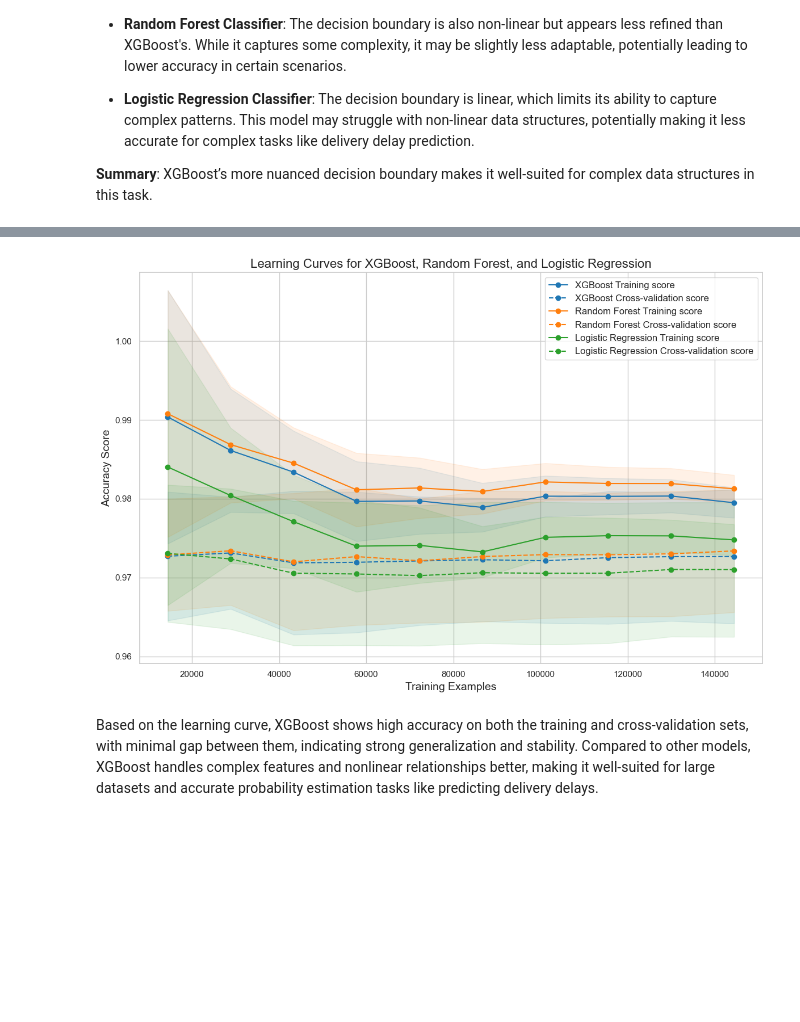
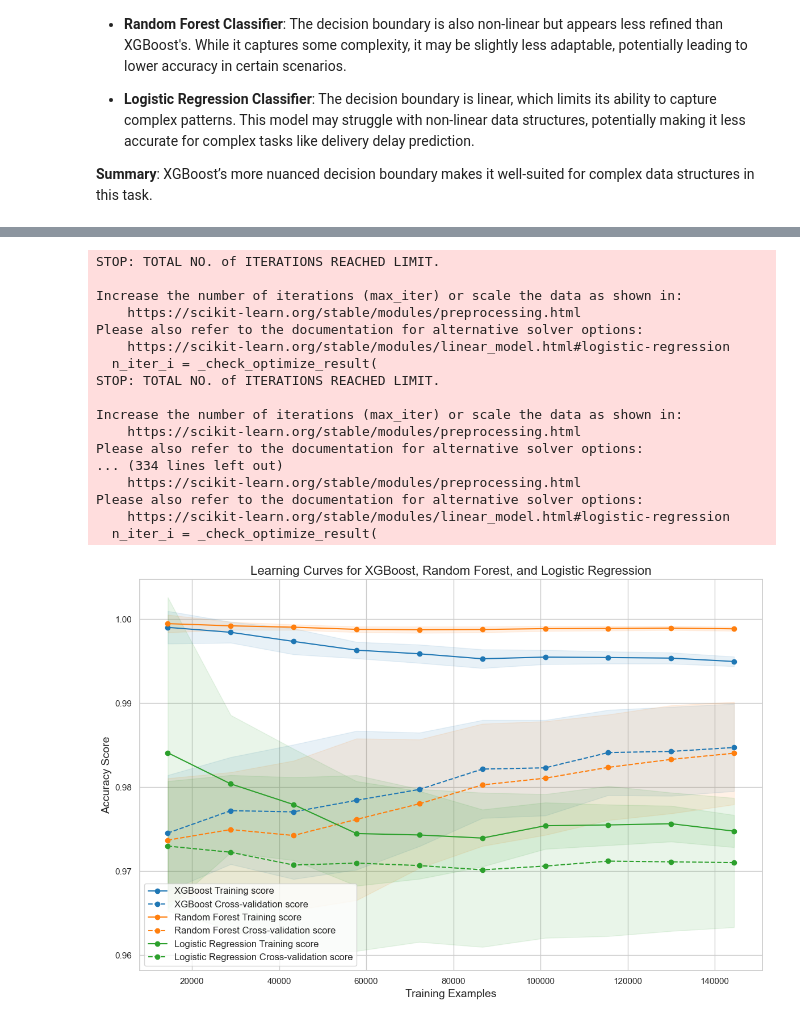
Before and after one commit to JesmynZhang/GB656_Group, a Jupyter notebook: GroupA_3/Assignment3_Team 10.ipynb, the cells around one changed output, grey strips where cells are left out. Drawn from its saved outputs; the diff is of its cells as text; code cells hidden in the pictures; blank space fills up the shorter version.

```diff
--- a/GroupA_3/Assignment3_Team 10.ipynb
+++ b/GroupA_3/Assignment3_Team 10.ipynb
@@ -602,3 +591,17 @@ max                        1.000000
+# %%
+# 1. Preprocess the data
+def preprocess_data(data_filtered):
+    # one-hot encoding
+    data_processed = pd.get_dummies(data_filtered, columns=['Type', 'Shipping Mode', 'Customer Segment', 'Order Status'], drop_first=True)
+
+    # abstract the target column
+    X = data_processed.drop('late_delivery', axis=1)
+    y_class = data_processed['late_delivery']
+
+    return X, y_class
+
+# preprocess_data
+X, y_class = preprocess_data(data_filtered)
 # %% [markdown]
 
 
@@ -905,26 +798,16 @@ main(data_raw)
 # %%
-import numpy as np
-import pandas as pd
-import matplotlib.pyplot as plt
-import xgboost as xgb
-from sklearn.ensemble import RandomForestClassifier
-from sklearn.linear_model import LogisticRegression
-from sklearn.model_selection import train_test_split, learning_curve
-from sklearn.metrics import accuracy_score
-import seaborn as sns
+#Learning Curve
 
-# set the style of the plots
 sns.set(style="whitegrid")
 
 # preprocess the data
-def preprocess_data(data_raw):
-    data_processed = pd.get_dummies(data_raw, columns=['Type', 'Shipping Mode', 'Customer Segment', 'Order Status', 'Delivery Status'], drop_first=True)
-    features = ['Days for shipment (scheduled)', 'Order Processing Time', 'Order Item Quantity',
-                'Order Month', 'Discounted Item', 'Type_DEBIT', 'Type_TRANSFER', 'Shipping Mode_Second Class',
-                'Shipping Mode_Standard Class', 'Customer Segment_Home Office', 'Customer Segment_Corporate',
-                'Order Status_PENDING', 'Order Status_PROCESSING', 'Order Status_SUSPECTED_FRAUD']
-    X = data_processed[features]
+def preprocess_data(data_filtered):
+
+    data_processed = pd.get_dummies(data_filtered, columns=['Type', 'Shipping Mode', 'Customer Segment', 'Order Status'], drop_first=True)
+
+    X = data_processed.drop('late_delivery', axis=1)
     y_class = data_processed['late_delivery']
+
     return X, y_class
 
 # plot the learning curves
@@ -937,53 +820,69 @@ def plot_learning_curves(models, model_names, X, y):
             model, X, y, cv=5, scoring="accuracy", n_jobs=-1, train_sizes=np.linspace(0.1, 1.0, 10), random_state=42
         )
 
-        # calculate the mean and std of training and testing scores
+        # calculate the mean and standard deviation of training and testing scores
         train_scores_mean = np.mean(train_scores, axis=1)
         train_scores_std = np.std(train_scores, axis=1)
         test_scores_mean = np.mean(test_scores, axis=1)
         test_scores_std = np.std(test_scores, axis=1)
 
-        # plot the mean training and testing scores
+        # plot the mean training and testing scores with their standard deviations
         plt.plot(train_sizes, train_scores_mean, 'o-', color=color, label=f"{name} Training score")
         plt.plot(train_sizes, test_scores_mean, 'o--', color=color, label=f"{name} Cross-validation score")
 
-        # plot the std area for training and testing scores
+        # plot the standard deviations
         plt.fill_between(train_sizes, train_scores_mean - train_scores_std, train_scores_mean + train_scores_std,
                          alpha=0.1, color=color)
         plt.fill_between(train_sizes, test_scores_mean - test_scores_std, test_scores_mean + test_scores_std,
                          alpha=0.1, color=color)
 
-    # plot the learning curves
+    # learning curves settings
     plt.title("Learning Curves for XGBoost, Random Forest, and Logistic Regression", fontsize=16)
     plt.xlabel("Training Examples", fontsize=14)
     plt.ylabel("Accuracy Score", fontsize=14)
     plt.legend(loc="best", fontsize=12)
     plt.grid(True)
     plt.tight_layout()
     plt.show()
 
 # main function: plot the learning curves
-def main(data_raw):
+def main(data_filtered):
     # preprocess the data
-    X, y_class = preprocess_data(data_raw)
+    X, y_class = preprocess_data(data_filtered)
 
-    # define the classifiers
+    # define classifier
     xrboost_classifier = xgb.XGBClassifier(eval_metric='logloss', random_state=42)
     rf_classifier = RandomForestClassifier(n_estimators=100, random_state=42)
     logistic_classifier = LogisticRegression(max_iter=500, random_state=42)
 
-    # define the model names and models
+    # define model names and models
     model_names = ["XGBoost", "Random Forest", "Logistic Regression"]
     models = [xrboost_classifier, rf_classifier, logistic_classifier]
 
     # plot the learning curves
     plot_learning_curves(models, model_names, X, y_class)
 
-main(data_raw)
+# call the main function
+main(data_filtered)
 # %% [output]
+STOP: TOTAL NO. of ITERATIONS REACHED LIMIT.
+
+Increase the number of iterations (max_iter) or scale the data as shown in:
+    https://scikit-learn.org/stable/modules/preprocessing.html
+Please also refer to the documentation for alternative solver options:
+    https://scikit-learn.org/stable/modules/linear_model.html#logistic-regression
+  n_iter_i = _check_optimize_result(
+STOP: TOTAL NO. of ITERATIONS REACHED LIMIT.
+
+Increase the number of iterations (max_iter) or scale the data as shown in:
+    https://scikit-learn.org/stable/modules/preprocessing.html
+Please also refer to the documentation for alternative solver options:
+... (334 lines left out)
+    https://scikit-learn.org/stable/modules/preprocessing.html
+Please also refer to the documentation for alternative solver options:
+    https://scikit-learn.org/stable/modules/linear_model.html#logistic-regression
+  n_iter_i = _check_optimize_result(
-[figure, old version]
+[figure, new version]
-# %% [markdown]
-Based on the learning curve, XGBoost shows high accuracy on both the training and cross-validation sets, with minimal gap between them, indicating strong generalization and stability. Compared to other models, XGBoost handles complex features and nonlinear relationships better, making it well-suited for large datasets and accurate probability estimation tasks like predicting delivery delays.
 # %% [markdown]
 
 ### Premium Calculation Formula
```
Also changed, not shown: parts of 14 cells of this notebook, 5 other files.
